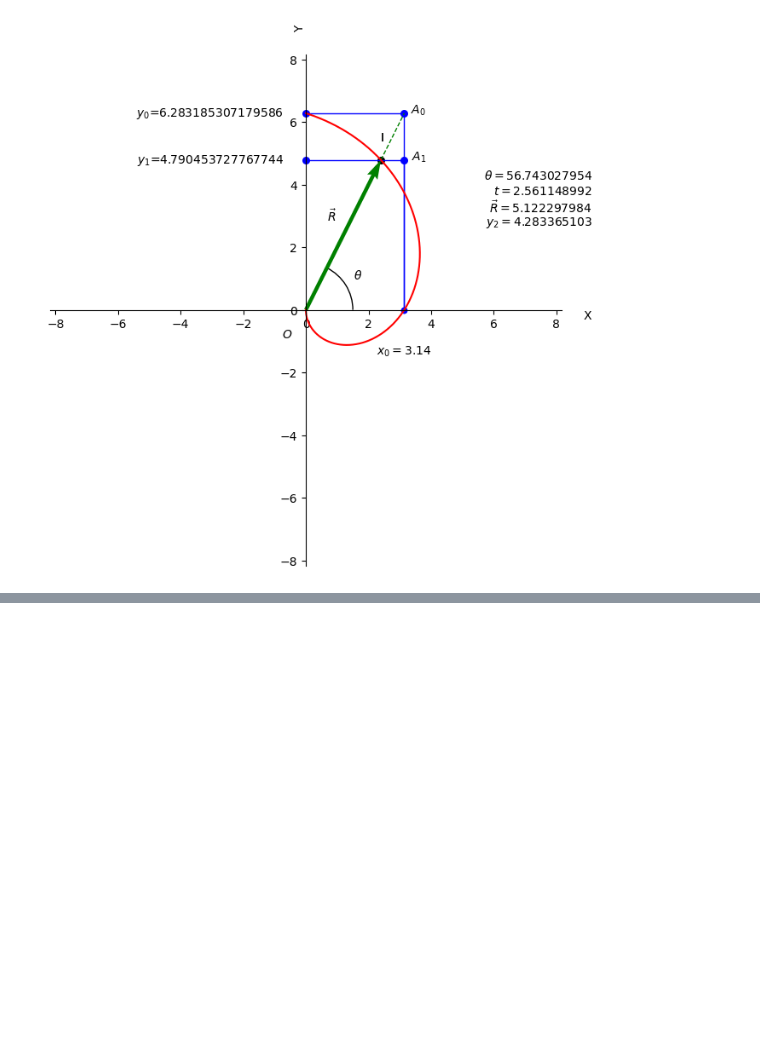
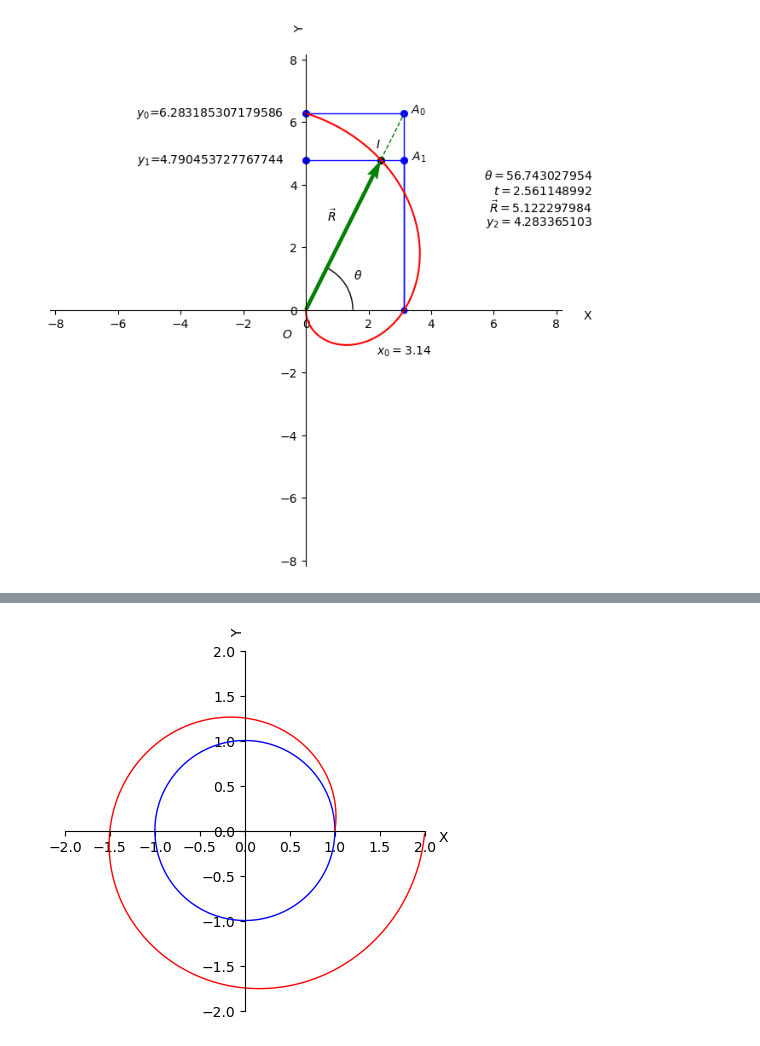
Before and after one commit to Kiril-Lazarov/Intersection-points-between-a-line-and-a-spiral, a Jupyter notebook: Intersection between a line and a spiral.ipynb, the cells around one changed output, grey strips where cells are left out. Drawn from its saved outputs; the diff is of its cells as text; code cells hidden in the pictures; blank space fills up the shorter version.

```diff
--- a/Intersection between a line and a spiral.ipynb
+++ b/Intersection between a line and a spiral.ipynb
@@ -436,0 +455,4 @@ Thus, the numerical sequence is monotonically decreasing and bounded below. Its
+# %%
+show_spiral_and_circle()
+# %% [output]
+[figure, added]
```
Also changed, not shown: parts of 15 cells of this notebook.
